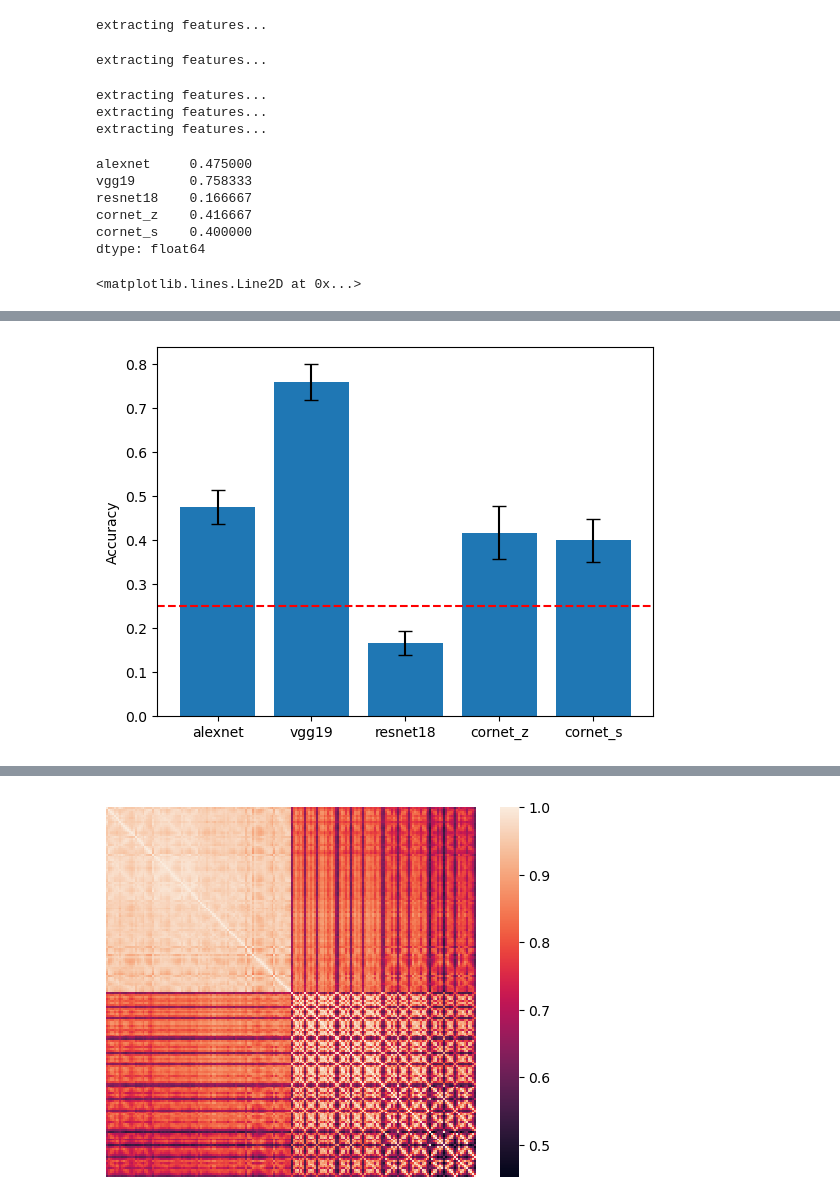
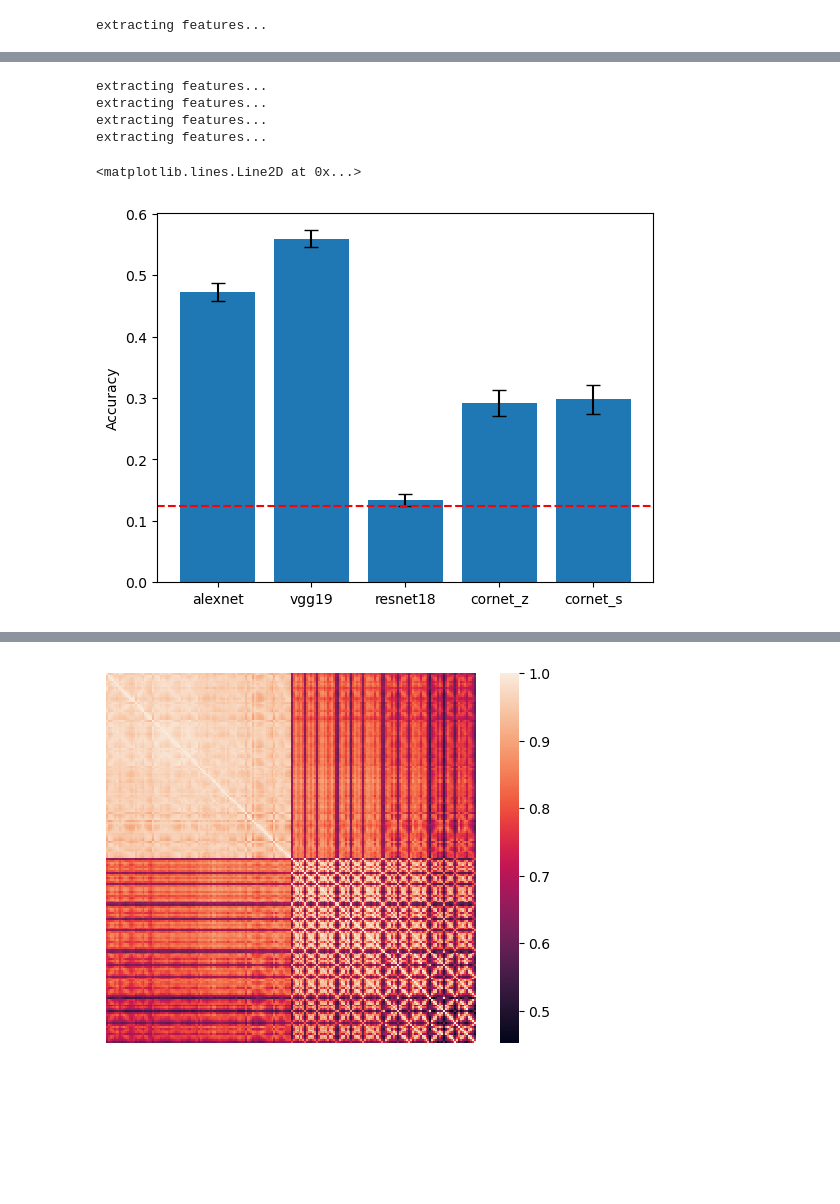
Before and after one commit to vayzenb/goodale-milner-test, a Jupyter notebook: dnn_playground.ipynb, the cells around one changed output, grey strips where cells are left out. Cells and saved outputs as stored; diff of their text form; code cells hidden in the pictures; blank space fills up the shorter version.

```diff
--- a/dnn_playground.ipynb
+++ b/dnn_playground.ipynb
@@ -27,19 +30,5 @@ from sklearn import svm
 # %%
-stim_dir = f'{curr_dir}/stim/curv'
-
-cat_num = 4
-exemplar_num = 5
-#create list of labels
-#create list of 8 categerories of 24 exemplars each
-labels = np.asanyarray([np.zeros(exemplar_num) + i for i in range(cat_num)])
-labels = labels.flatten()
 splits = 30
-
-
-
-model = alexnet(pretrained=True)
-layer_call = "getattr(getattr(model,'classifier'),'4')"
-
 
 
 transform = torchvision.transforms.Compose([
@@ -63,7 +52,7 @@ def load_model(model_arch):
         layer_call = "getattr(getattr(model,'classifier'),'4')"
 
     elif model_arch =='vgg19':
-        model = vgg19(pretrained=True)
+        model = vgg11(pretrained=True)
         layer_call = "getattr(getattr(model,'classifier'),'4')"
 
     elif model_arch =='resnet18':
@@ -153,34 +142,31 @@ def classify(acts, labels, splits):
 
 
     return acc
-# %%
-
-models = ['alexnet','vgg19','resnet18','cornet_z','cornet_s']
-model_df = pd.DataFrame(columns = models)
-for model_arch in models:
-    model, layer_call = load_model(model_arch)
-
-    acts = extract_acts(model, stim_dir, transform, layer_call)
-
-    acc = classify(acts, labels, splits)
-
-    model_df[model_arch] = acc
-# %% [output]
-extracting features...
-extracting features...
-extracting features...
-extracting features...
-extracting features...
-# %%
-model_df.mean()
-# %% [output]
-alexnet     0.475000
-vgg19       0.758333
-resnet18    0.166667
-cornet_z    0.416667
-cornet_s    0.400000
-dtype: float64
 # %%
+'''
+Run for all stim
+'''
+
+stim_dir = f'{curr_dir}/stim/orient'
+
+cat_num = 8
+exemplar_num = 18
+#create list of labels
+#create list of 8 categerories of 24 exemplars each
+labels = np.asanyarray([np.zeros(exemplar_num) + i for i in range(cat_num)])
+labels = labels.flatten()
+
+models = ['alexnet','vgg19','resnet18','cornet_z','cornet_s']
+model_df = pd.DataFrame(columns = models)
+for model_arch in models:
+    model, layer_call = load_model(model_arch)
+
+    acts = extract_acts(model, stim_dir, transform, layer_call)
+
+    acc = classify(acts, labels, splits)
+
+    model_df[model_arch] = acc
+
 #plot acc and SE for all models
 fig, ax = plt.subplots()
 plt.bar(model_df.columns, model_df.mean())
@@ -192,4 +178,4 @@ ax.set_ylabel('Accuracy')
 #add horizontal line at chance
 ax.axhline(y=1/cat_num, color='r', linestyle='--')
 # %% [output]
-<matplotlib.lines.Line2D at 0x...>
+extracting features...
@@ -196 +183,6 @@ ax.axhline(y=1/cat_num, color='r', linestyle='--')
+extracting features...
+extracting features...
+extracting features...
+extracting features...
+<matplotlib.lines.Line2D at 0x...>
-[figure, old version]
+[figure, new version]
```
Also changed, not shown: parts of 4 cells of this notebook, 1 other file.
